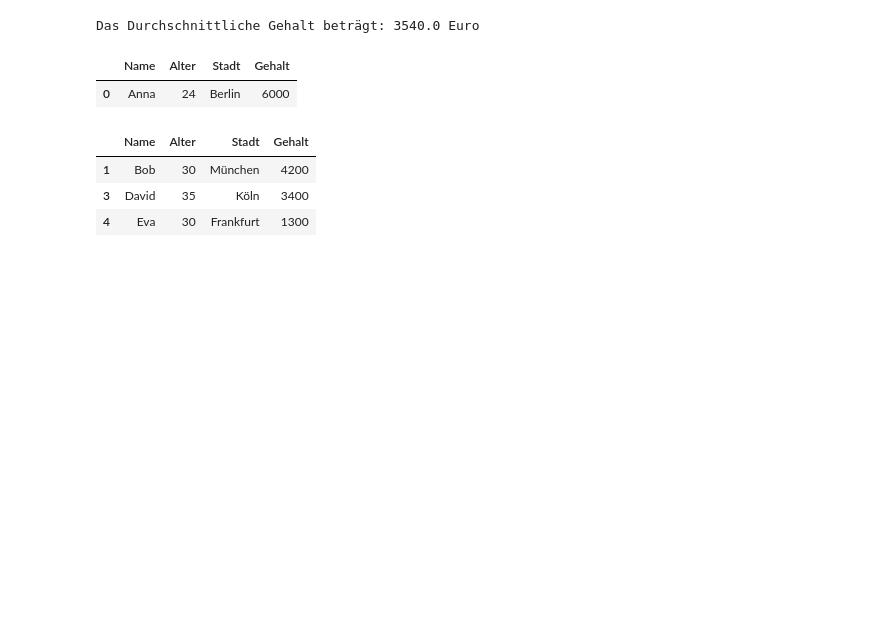
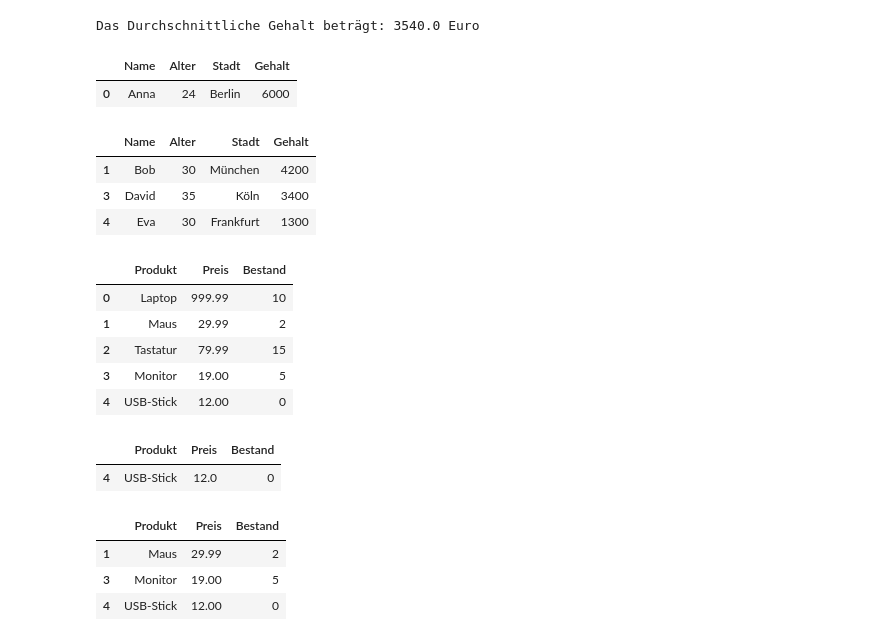
Before and after one commit to veniapputrii/Python, a Jupyter notebook: Python_Anfänger.ipynb, the cells around one changed output. Saved outputs shown, nothing was run; the diff lists cells and outputs as text; code cells hidden in the pictures; blank space fills up the shorter version.

```diff
--- a/Python_Anfänger.ipynb
+++ b/Python_Anfänger.ipynb
@@ -65,5 +65,47 @@ display(Alter)
 # %%
 #31. Jan 2026
 #neue Aufgabe trainieren
 import pandas as pd
 #Unsere Daten : Produktname, Preis (im Euro), und aktueller Bestand
+shop_Daten = {
+    'Produkt' : ['Laptop', 'Maus', 'Tastatur', 'Monitor', 'USB-Stick'],
+    'Preis' : [999.99, 29.99, 79.99, 19,12],
+    'Bestand' : [10, 2, 15, 5, 0]
+}
+
+#Tabelle erstellen
+df1 = pd.DataFrame(shop_Daten)
+
+
+#zeige die Tabelle
+display(df1)
+# %% [output]
+|  | Produkt | Preis | Bestand |
+| 0 | Laptop | 999.99 | 10 |
+| 1 | Maus | 29.99 | 2 |
+| 2 | Tastatur | 79.99 | 15 |
+| 3 | Monitor | 19.00 | 5 |
+| 4 | USB-Stick | 12.00 | 0 |
+# %%
+#1 Feb. 2026
+#meine Aufgabe : Welche Produkte sind ausverkauft?
+#Ziel : Zeige nur die Zeilen an, wo der Bestand gleich 0 ist.
+
+filterBestand = df1['Bestand'] == 0
+neueBestand = df1[filterBestand]
+
+display(neueBestand)
+# %% [output]
+|  | Produkt | Preis | Bestand |
+| 4 | USB-Stick | 12.0 | 0 |
+# %%
+#1. Feb 2026
+filterPreis = df1['Preis'] < 50
+neuPreis = df1[filterPreis]
+
+display(neuPreis)
+# %% [output]
+|  | Produkt | Preis | Bestand |
+| 1 | Maus | 29.99 | 2 |
+| 3 | Monitor | 19.00 | 5 |
+| 4 | USB-Stick | 12.00 | 0 |
```
